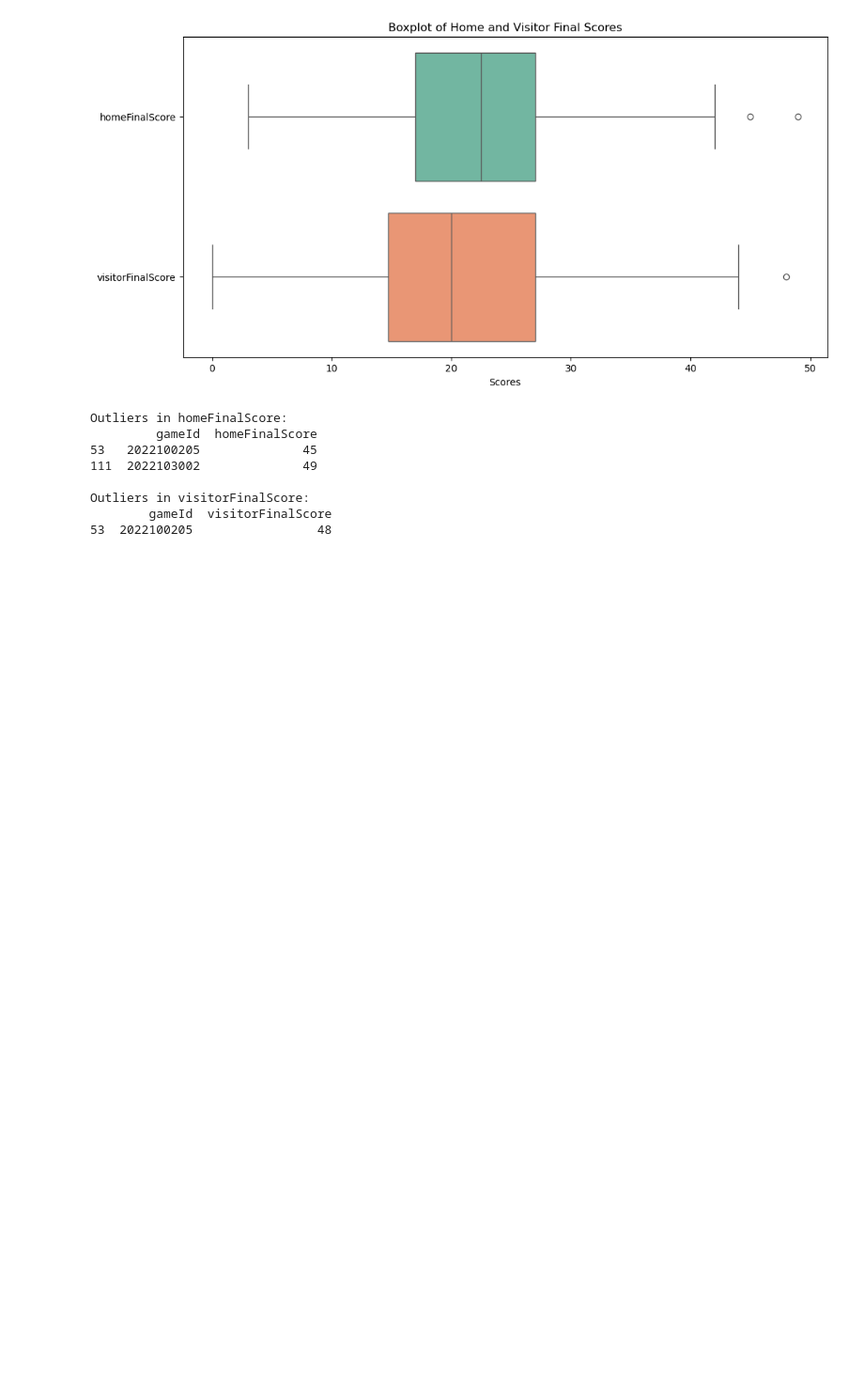
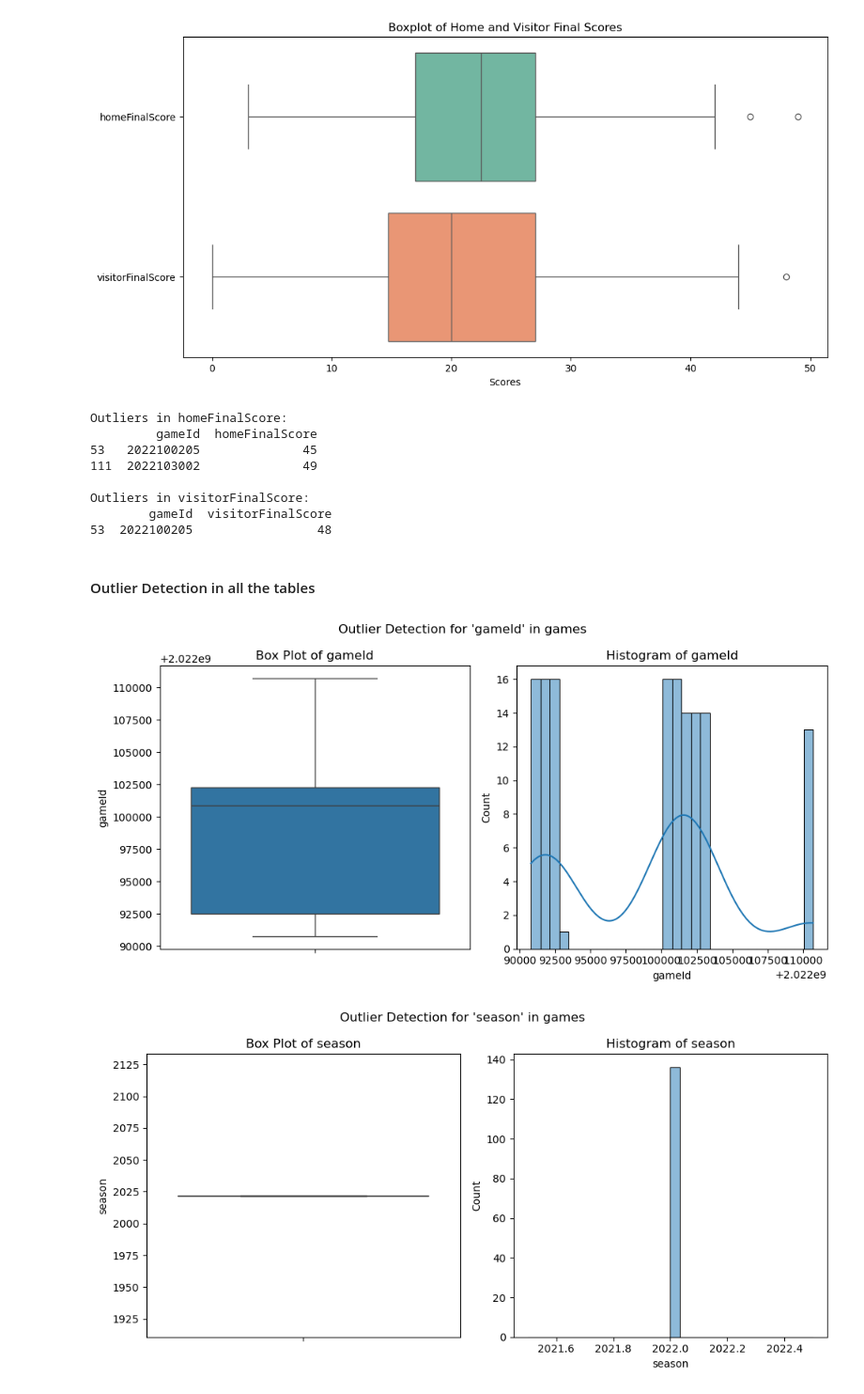
Before and after one commit to ozzyozbourne/CS661, a Jupyter notebook: midterm/Midterm.ipynb, the cells around one changed output. Shown at 94% size. Saved outputs shown, nothing was run; the diff lists cells and outputs as text; code cells hidden in the pictures; blank space fills up the shorter version.

```diff
--- a/midterm/Midterm.ipynb
+++ b/midterm/Midterm.ipynb
@@ -181,3 +203,10 @@ Outliers in homeFinalScore:
 Outliers in visitorFinalScore:
         gameId  visitorFinalScore
 53  2022100205                 48
+# %% [markdown]
+#### Outlier Detection in all the tables
+# %%
+eda.plottingOutliers('games')
+# %% [output]
+[figure, added]
+[figure, added]
```
Also changed, not shown: parts of 6 cells of this notebook, 1 other file.
